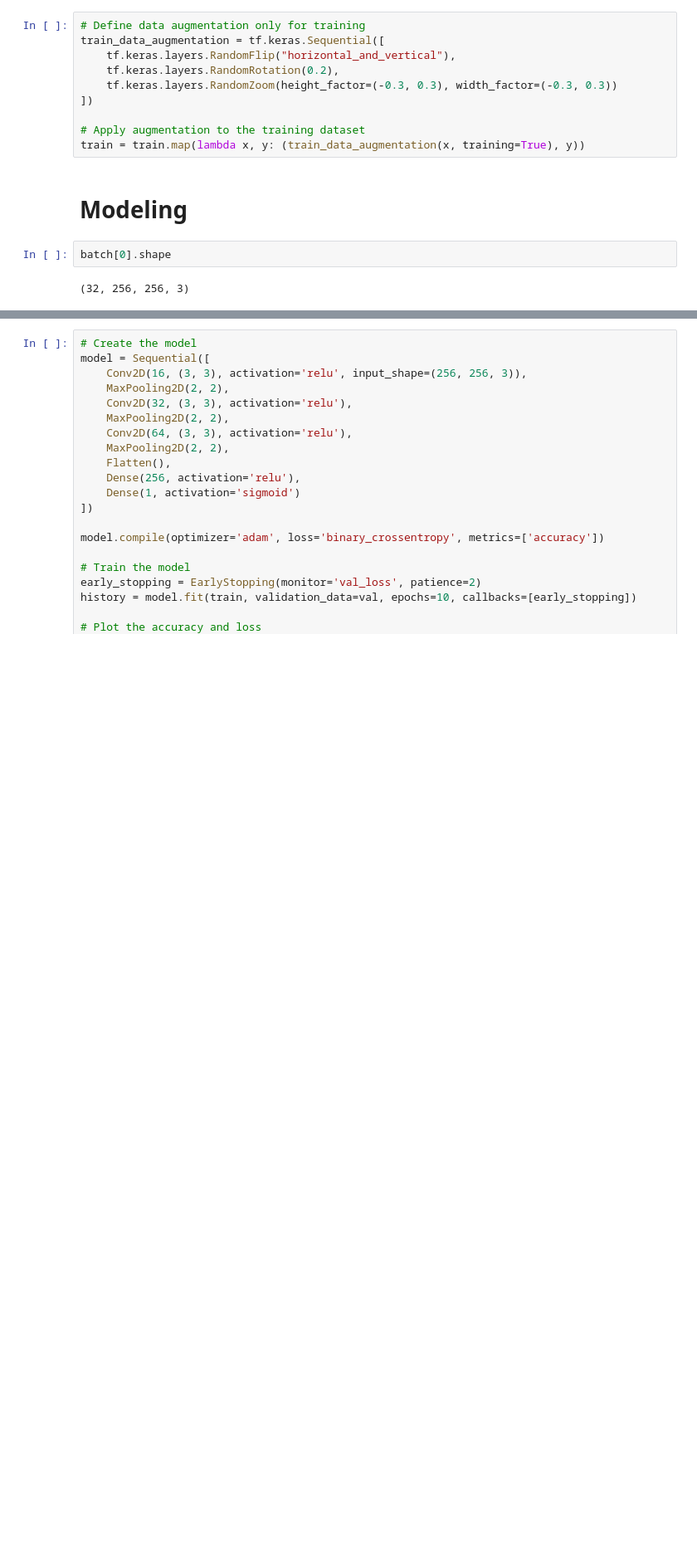
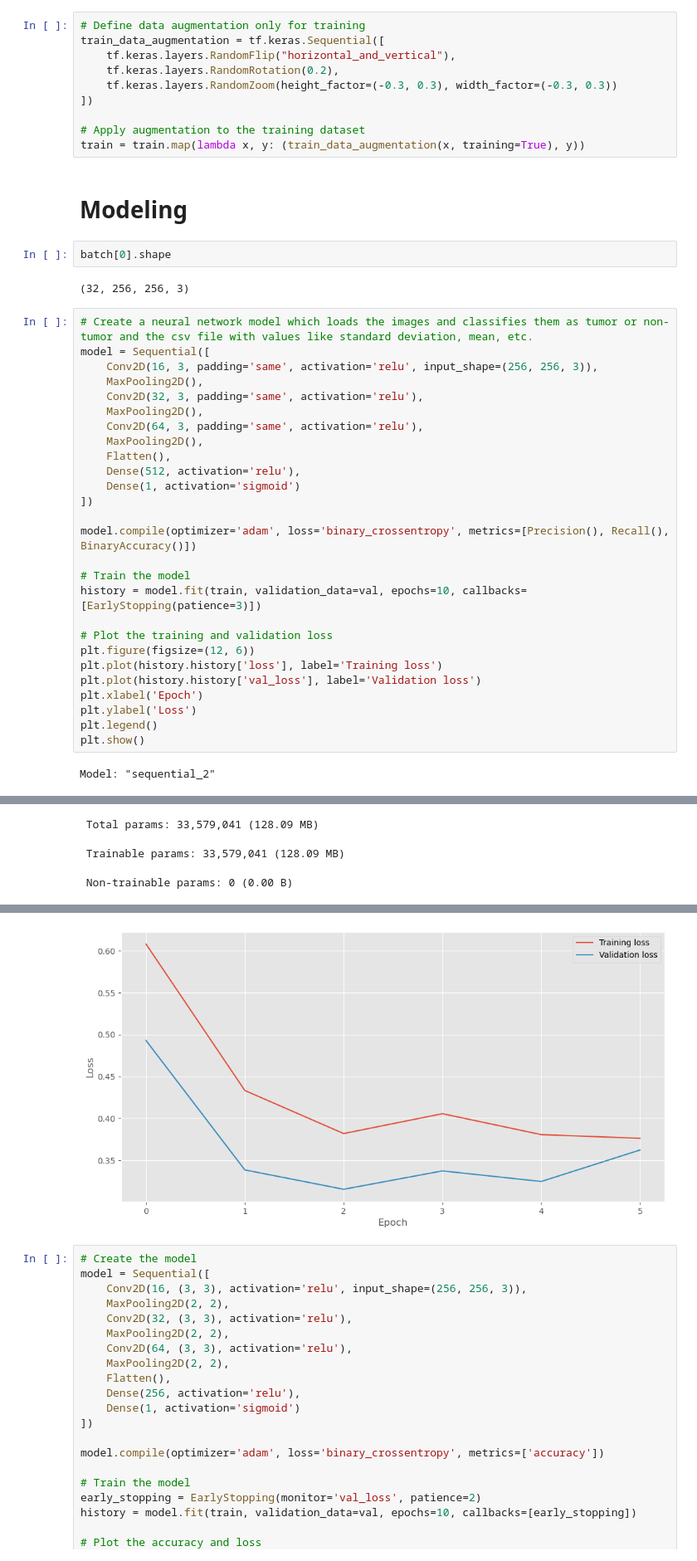
Before and after one commit to grahanoi/classifier_brain_tumor, a Jupyter notebook: main.ipynb, the cells around one changed output, grey strips where cells are left out. Shown at 83% size. Cells and saved outputs as stored; diff of their text form; blank space fills up the shorter version.

```diff
--- a/main.ipynb
+++ b/main.ipynb
@@ -166,3 +166,32 @@ train = train.map(lambda x, y: (train_data_augmentation(x, training=True), y))
 batch[0].shape
 # %% [output]
 (32, 256, 256, 3)
+# %%
+# Create a neural network model which loads the images and classifies them as tumor or non-tumor and the csv file with values like standard deviation, mean, etc.
+model = Sequential([
+    Conv2D(16, 3, padding='same', activation='relu', input_shape=(256, 256, 3)),
+    MaxPooling2D(),
+    Conv2D(32, 3, padding='same', activation='relu'),
+    MaxPooling2D(),
+    Conv2D(64, 3, padding='same', activation='relu'),
+    MaxPooling2D(),
+    Flatten(),
+    Dense(512, activation='relu'),
+    Dense(1, activation='sigmoid')
+])
+
+model.compile(optimizer='adam', loss='binary_crossentropy', metrics=[Precision(), Recall(), BinaryAccuracy()])
+
+# Train the model
+history = model.fit(train, validation_data=val, epochs=10, callbacks=[EarlyStopping(patience=3)])
+
+# Plot the training and validation loss
+plt.figure(figsize=(12, 6))
+plt.plot(history.history['loss'], label='Training loss')
+plt.plot(history.history['val_loss'], label='Validation loss')
+plt.xlabel('Epoch')
+plt.ylabel('Loss')
+plt.legend()
+plt.show()
+# %% [output]
+Model: "sequential_2"
@@ -168,0 +215,3 @@ batch[0].shape
+ Total params: 33,579,041 (128.09 MB)
+ Trainable params: 33,579,041 (128.09 MB)
+ Non-trainable params: 0 (0.00 B)
@@ -169,3 +230,4 @@ batch[0].shape
+[figure, added]
 # %%
 # Create the model
 model = Sequential([
```
Also changed, not shown: parts of 4 cells of this notebook.
